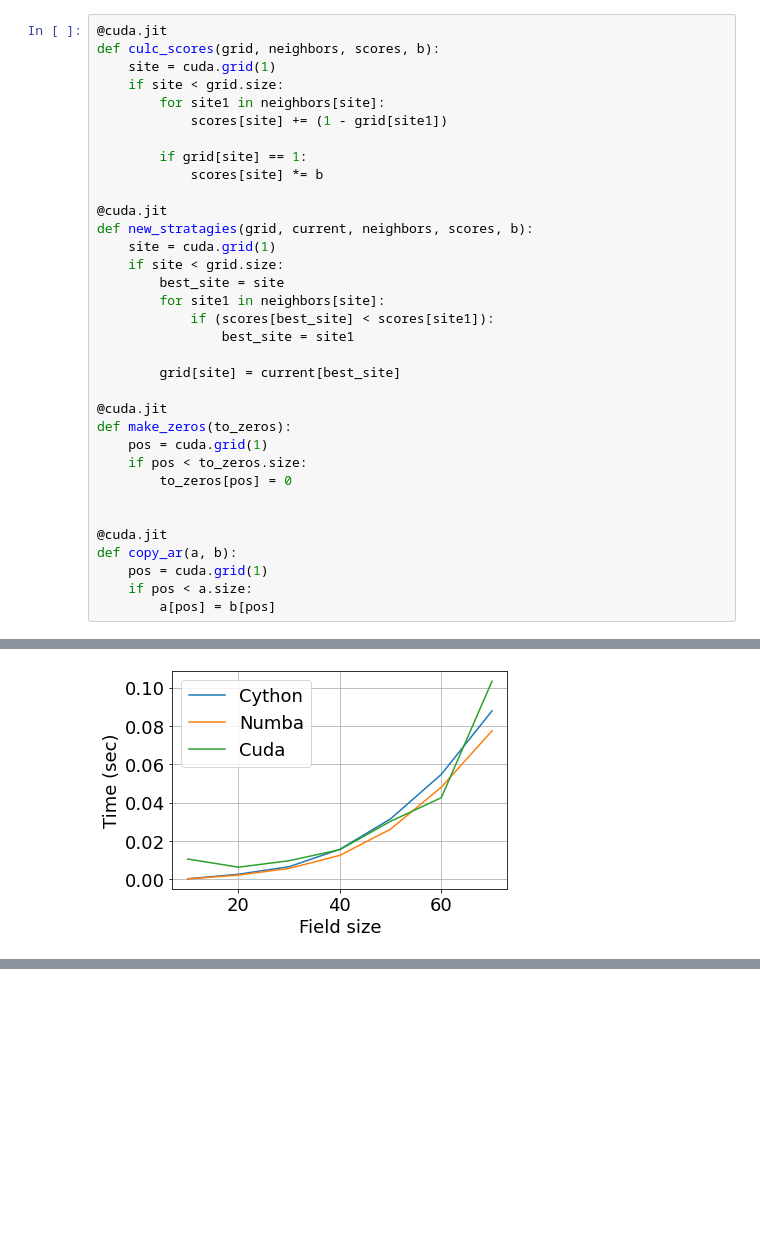
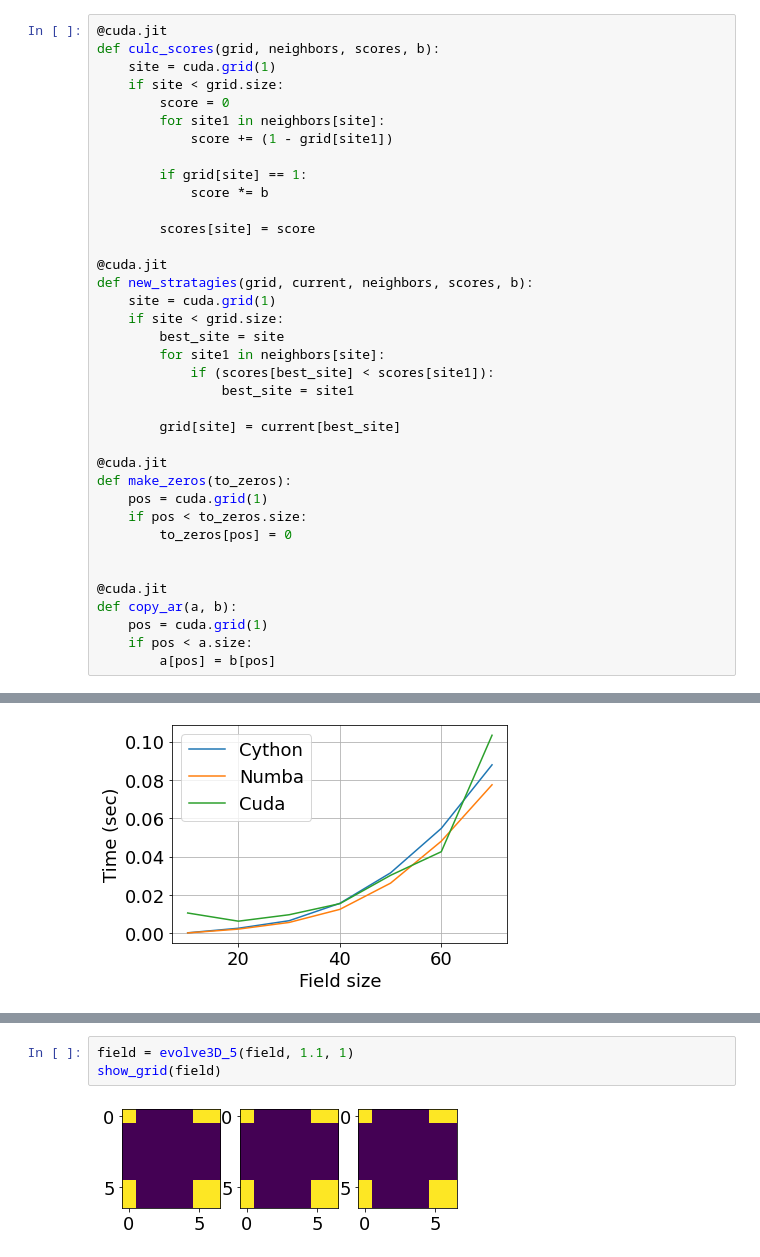
Before and after one commit to MoskalenkoRomanBorisovich/Spatial-Distribution-Evolutionary-Game, a Jupyter notebook: Numba-cuda.ipynb, the cells around one changed output, grey strips where cells are left out. Saved outputs shown, nothing was run; the diff lists cells and outputs as text; blank space fills up the shorter version.

```diff
--- a/Numba-cuda.ipynb
+++ b/Numba-cuda.ipynb
@@ -141,11 +141,14 @@ Cuda jited functions
 def culc_scores(grid, neighbors, scores, b):
     site = cuda.grid(1)
     if site < grid.size:
+        score = 0
         for site1 in neighbors[site]:
-            scores[site] += (1 - grid[site1])
+            score += (1 - grid[site1])
 
         if grid[site] == 1:
-            scores[site] *= b
+            score *= b
+
+        scores[site] = score
 
 @cuda.jit
 def new_stratagies(grid, current, neighbors, scores, b):
@@ -422,0 +563,5 @@ plt.show()
+# %%
+field = evolve3D_5(field, 1.1, 1)
+show_grid(field)
+# %% [output]
+[figure, added]
```
Also changed, not shown: parts of 15 cells of this notebook.
